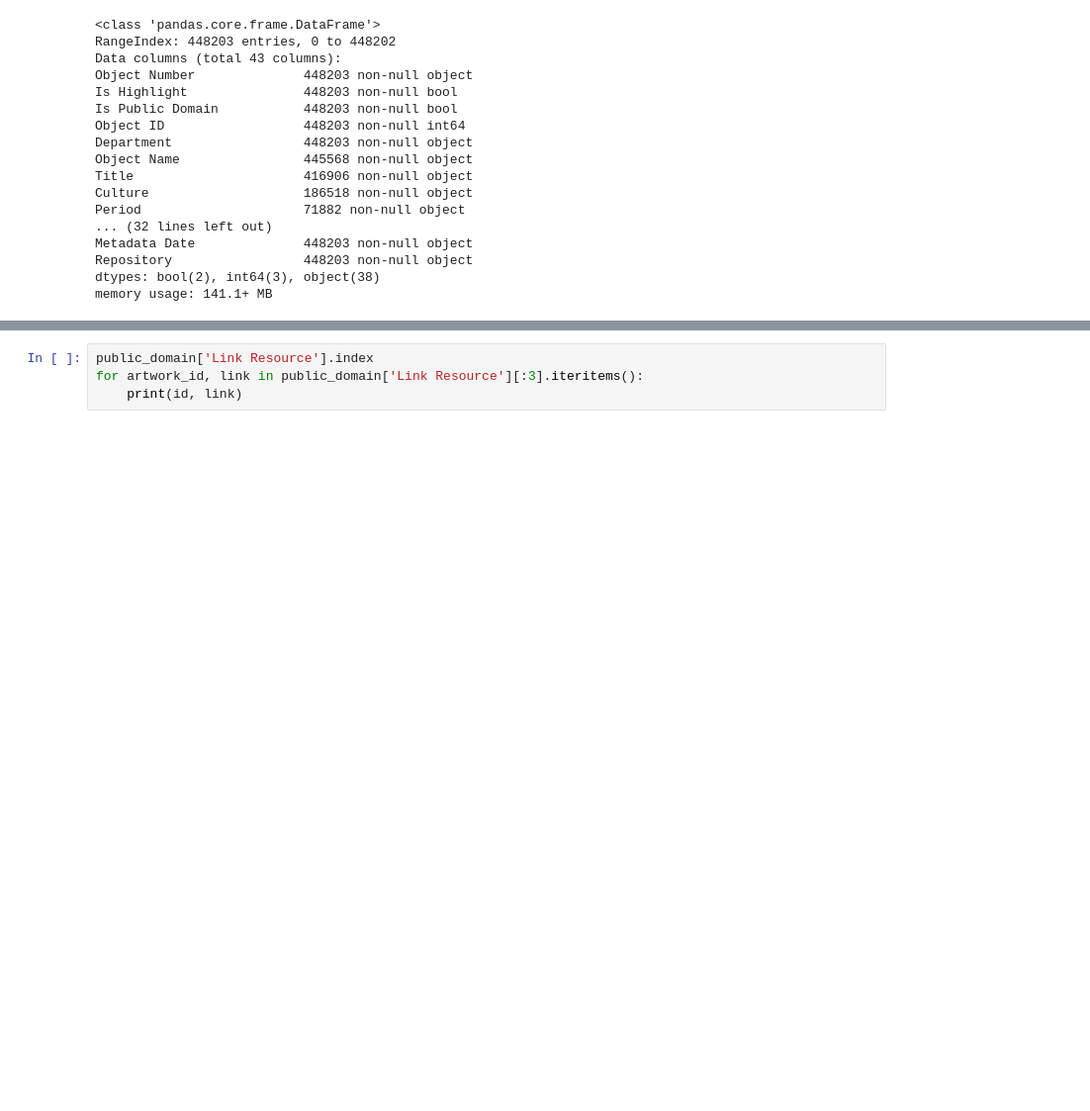
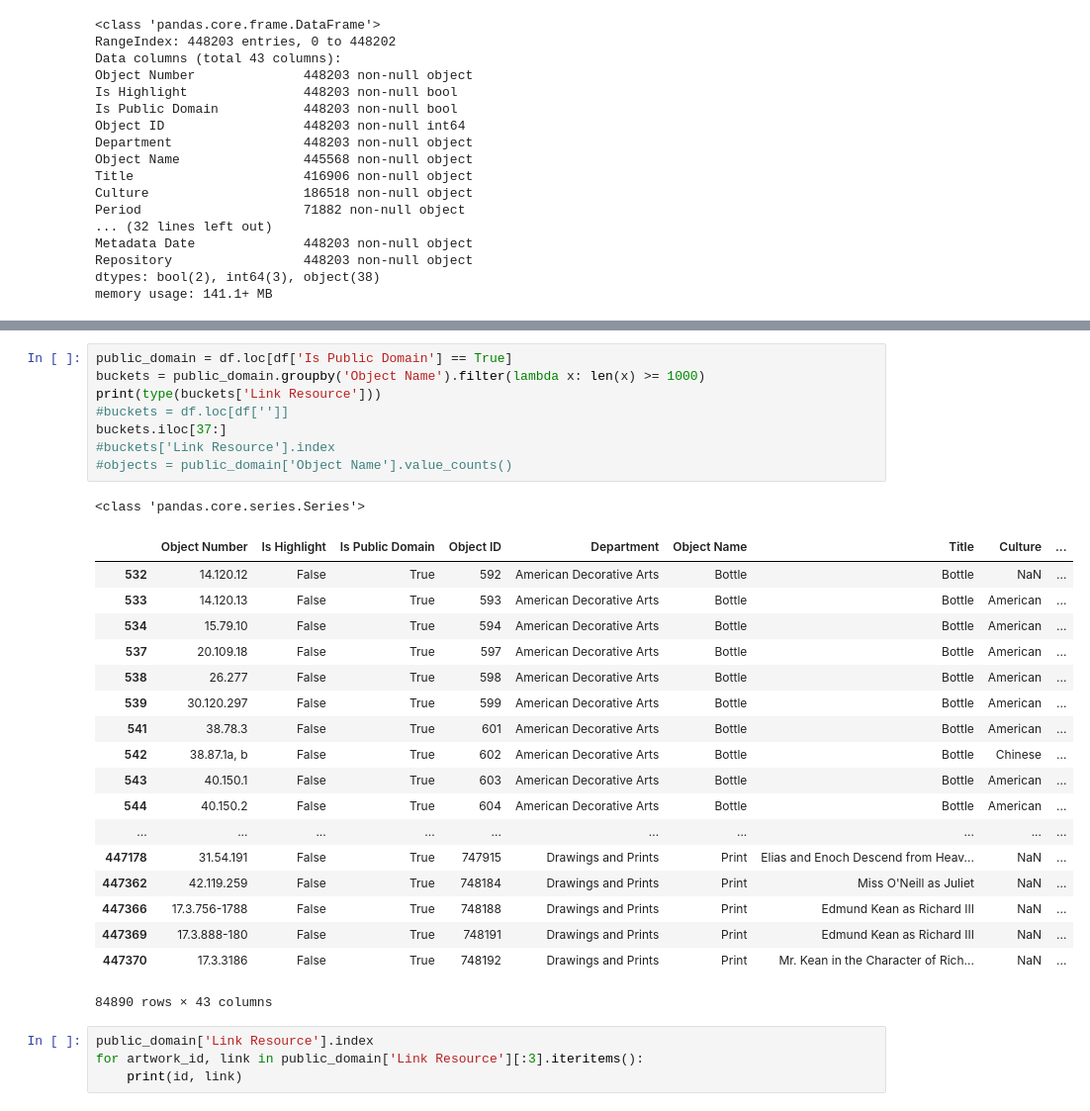
Before and after one commit to pinkerton/artwork_classifier, a Jupyter notebook: ArtworkClassifier.ipynb, the cells around one changed output, grey strips where cells are left out. Shown: that part at 99% size. Drawn from its saved outputs; the diff is of its cells as text; blank space fills up the shorter version.

```diff
--- a/ArtworkClassifier.ipynb
+++ b/ArtworkClassifier.ipynb
@@ -62,6 +46,34 @@ Dikast's ticket                                            1
 Pedestal or base                                           1
 Bowl, Nun, lip fragment                                    1
 Name: Object Name, Length: 16877, dtype: int64
+# %%
+public_domain = df.loc[df['Is Public Domain'] == True]
+buckets = public_domain.groupby('Object Name').filter(lambda x: len(x) >= 1000)
+print(type(buckets['Link Resource']))
+#buckets = df.loc[df['']]
+buckets.iloc[37:]
+#buckets['Link Resource'].index
+#objects = public_domain['Object Name'].value_counts()
+# %% [output]
+<class 'pandas.core.series.Series'>
+|  | Object Number | Is Highlight | Is Public Domain | Object ID | Department | Object Name | Title | Culture | ... |
+| 532 | 14.120.12 | False | True | 592 | American Decorative Arts | Bottle | Bottle | NaN | ... |
+| 533 | 14.120.13 | False | True | 593 | American Decorative Arts | Bottle | Bottle | American | ... |
+| 534 | 15.79.10 | False | True | 594 | American Decorative Arts | Bottle | Bottle | American | ... |
+| 537 | 20.109.18 | False | True | 597 | American Decorative Arts | Bottle | Bottle | American | ... |
+| 538 | 26.277 | False | True | 598 | American Decorative Arts | Bottle | Bottle | American | ... |
+| 539 | 30.120.297 | False | True | 599 | American Decorative Arts | Bottle | Bottle | American | ... |
+| 541 | 38.78.3 | False | True | 601 | American Decorative Arts | Bottle | Bottle | American | ... |
+| 542 | 38.87.1a, b | False | True | 602 | American Decorative Arts | Bottle | Bottle | Chinese | ... |
+| 543 | 40.150.1 | False | True | 603 | American Decorative Arts | Bottle | Bottle | American | ... |
+| 544 | 40.150.2 | False | True | 604 | American Decorative Arts | Bottle | Bottle | American | ... |
+| ... | ... | ... | ... | ... | ... | ... | ... | ... | ... |
+| 447178 | 31.54.191 | False | True | 747915 | Drawings and Prints | Print | Elias and Enoch Descend from Heav... | NaN | ... |
+| 447362 | 42.119.259 | False | True | 748184 | Drawings and Prints | Print | Miss O'Neill as Juliet | NaN | ... |
+| 447366 | 17.3.756-1788 | False | True | 748188 | Drawings and Prints | Print | Edmund Kean as Richard III | NaN | ... |
+| 447369 | 17.3.888-180 | False | True | 748191 | Drawings and Prints | Print | Edmund Kean as Richard III | NaN | ... |
+| 447370 | 17.3.3186 | False | True | 748192 | Drawings and Prints | Print | Mr. Kean in the Character of Rich... | NaN | ... |
+84890 rows × 43 columns
 # %%
 public_domain['Link Resource'].index
 for artwork_id, link in public_domain['Link Resource'][:3].iteritems():
```
Also changed, not shown: parts of 3 cells of this notebook.
